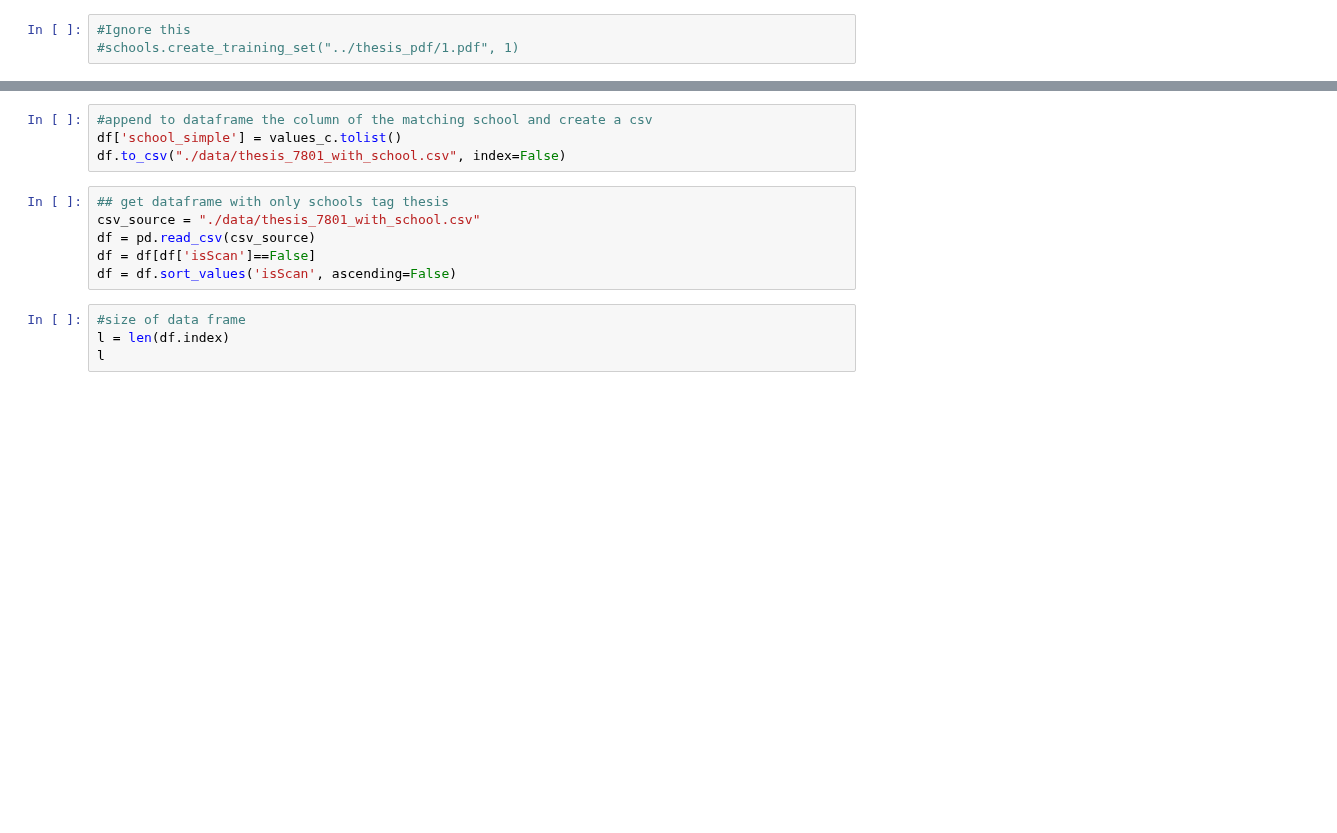
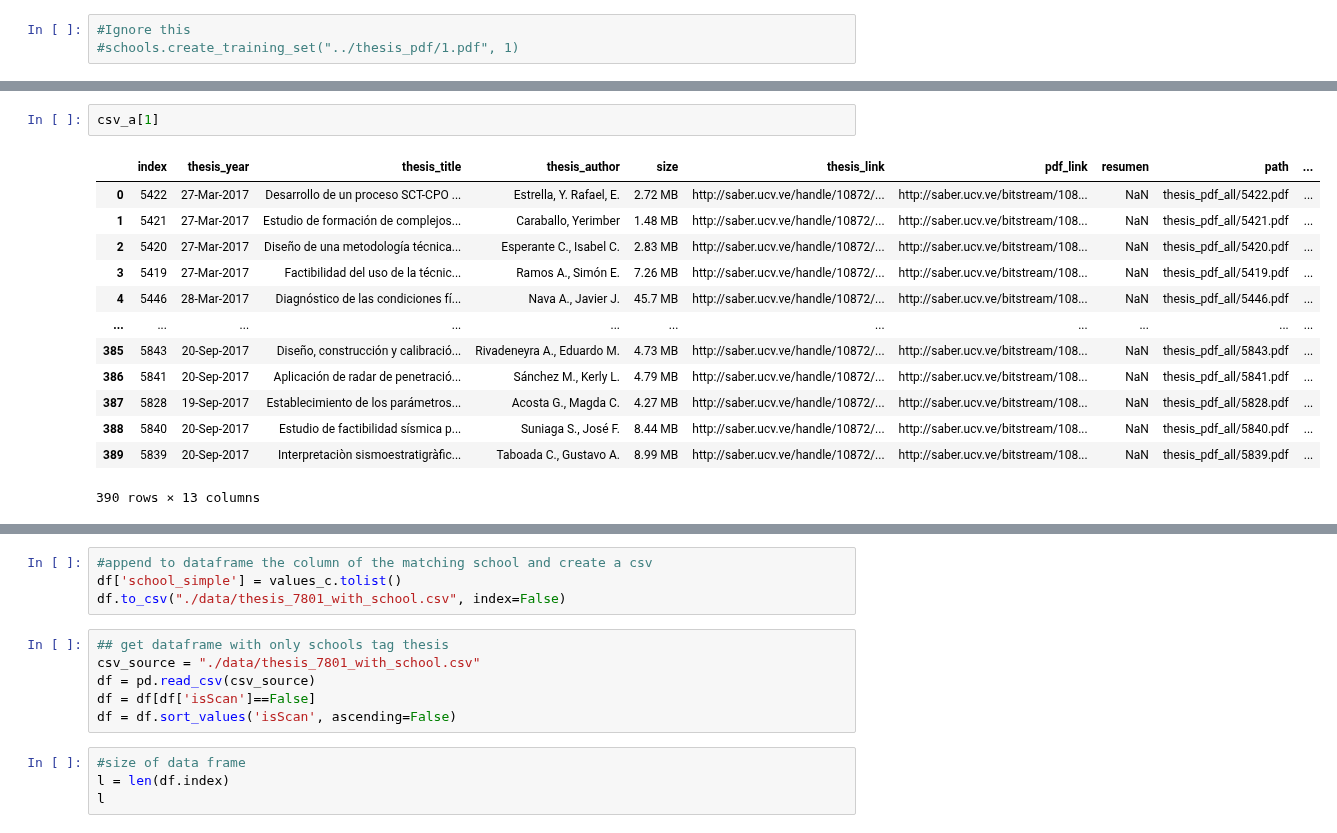
Before and after one commit to HighDeFing/thesis_v4, a Jupyter notebook: notebooks/school_matcher.ipynb, the cells around one changed output, grey strips where cells are left out. Drawn from its saved outputs; the diff is of its cells as text; blank space fills up the shorter version.

```diff
--- a/notebooks/school_matcher.ipynb
+++ b/notebooks/school_matcher.ipynb
@@ -213,0 +745,16 @@ values_c = check_vec("../"+df["path"],l)
+# %%
+csv_a[1]
+# %% [output]
+|  | index | thesis_year | thesis_title | thesis_author | size | thesis_link | pdf_link | resumen | path | ... |
+| 0 | 5422 | 27-Mar-2017 | Desarrollo de un proceso SCT-CPO ... | Estrella, Y. Rafael, E. | 2.72 MB | http://saber.ucv.ve/handle/10872/... | http://saber.ucv.ve/bitstream/108... | NaN | thesis_pdf_all/5422.pdf | ... |
+| 1 | 5421 | 27-Mar-2017 | Estudio de formación de complejos... | Caraballo, Yerimber | 1.48 MB | http://saber.ucv.ve/handle/10872/... | http://saber.ucv.ve/bitstream/108... | NaN | thesis_pdf_all/5421.pdf | ... |
+| 2 | 5420 | 27-Mar-2017 | Diseño de una metodología técnica... | Esperante C., Isabel C. | 2.83 MB | http://saber.ucv.ve/handle/10872/... | http://saber.ucv.ve/bitstream/108... | NaN | thesis_pdf_all/5420.pdf | ... |
+| 3 | 5419 | 27-Mar-2017 | Factibilidad del uso de la técnic... | Ramos A., Simón E. | 7.26 MB | http://saber.ucv.ve/handle/10872/... | http://saber.ucv.ve/bitstream/108... | NaN | thesis_pdf_all/5419.pdf | ... |
+| 4 | 5446 | 28-Mar-2017 | Diagnóstico de las condiciones fí... | Nava A., Javier J. | 45.7 MB | http://saber.ucv.ve/handle/10872/... | http://saber.ucv.ve/bitstream/108... | NaN | thesis_pdf_all/5446.pdf | ... |
+| ... | ... | ... | ... | ... | ... | ... | ... | ... | ... | ... |
+| 385 | 5843 | 20-Sep-2017 | Diseño, construcción y calibració... | Rivadeneyra A., Eduardo M. | 4.73 MB | http://saber.ucv.ve/handle/10872/... | http://saber.ucv.ve/bitstream/108... | NaN | thesis_pdf_all/5843.pdf | ... |
+| 386 | 5841 | 20-Sep-2017 | Aplicación de radar de penetració... | Sánchez M., Kerly L. | 4.79 MB | http://saber.ucv.ve/handle/10872/... | http://saber.ucv.ve/bitstream/108... | NaN | thesis_pdf_all/5841.pdf | ... |
+| 387 | 5828 | 19-Sep-2017 | Establecimiento de los parámetros... | Acosta G., Magda C. | 4.27 MB | http://saber.ucv.ve/handle/10872/... | http://saber.ucv.ve/bitstream/108... | NaN | thesis_pdf_all/5828.pdf | ... |
+| 388 | 5840 | 20-Sep-2017 | Estudio de factibilidad sísmica p... | Suniaga S., José F. | 8.44 MB | http://saber.ucv.ve/handle/10872/... | http://saber.ucv.ve/bitstream/108... | NaN | thesis_pdf_all/5840.pdf | ... |
+| 389 | 5839 | 20-Sep-2017 | Interpretaciòn sismoestratigràfic... | Taboada C., Gustavo A. | 8.99 MB | http://saber.ucv.ve/handle/10872/... | http://saber.ucv.ve/bitstream/108... | NaN | thesis_pdf_all/5839.pdf | ... |
+390 rows × 13 columns
```
Also changed, not shown: parts of 83 cells of this notebook, 23 other files.
